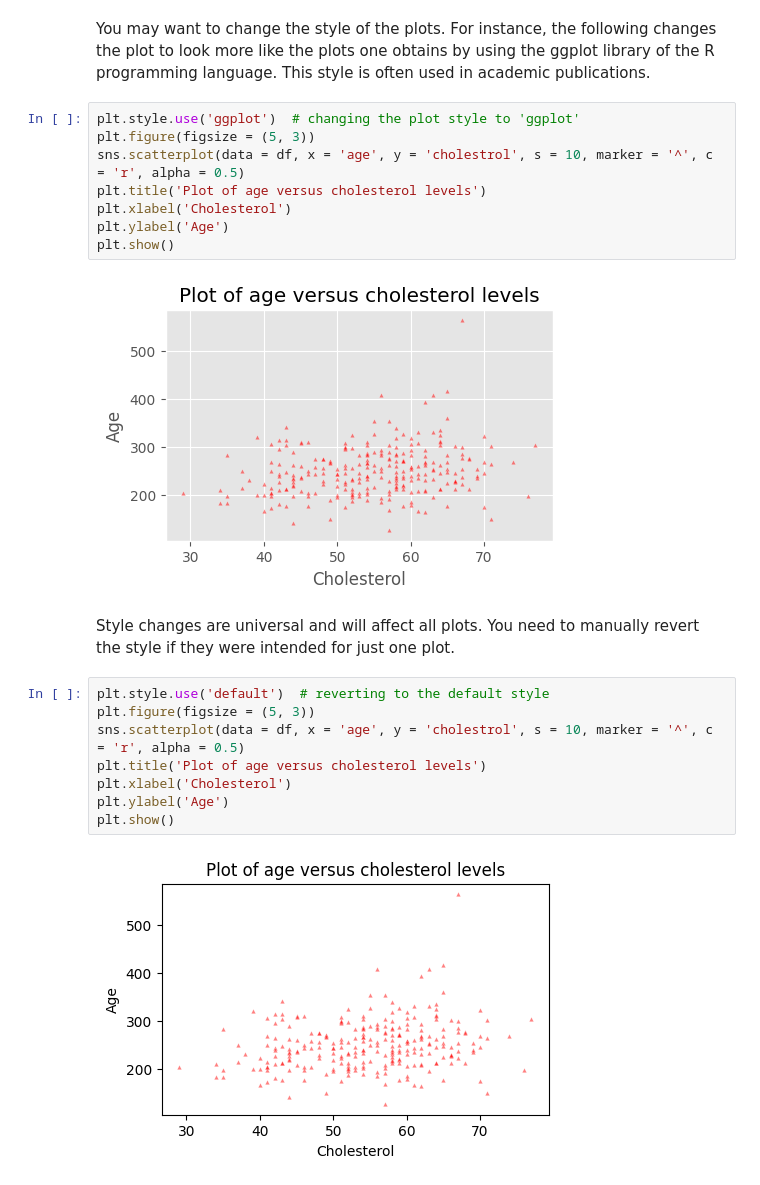
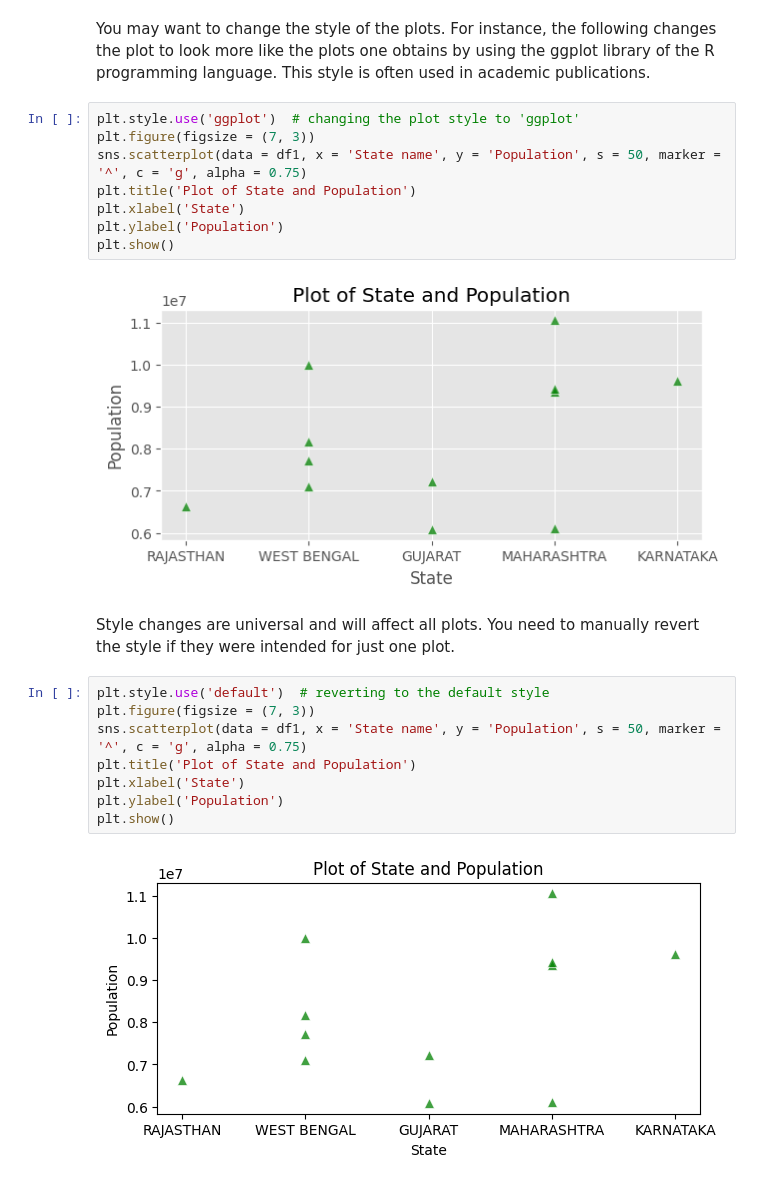
Before and after one commit to gunjanshah80/data_analytics_lab, a Jupyter notebook: Matplotlib_Seaborn_Files/31 Scatter plots and basic parameters.ipynb, the cells around one changed output. Drawn from its saved outputs; the diff is of its cells as text.

```diff
--- a/Matplotlib_Seaborn_Files/31 Scatter plots and basic parameters.ipynb
+++ b/Matplotlib_Seaborn_Files/31 Scatter plots and basic parameters.ipynb
@@ -123,23 +123,23 @@ plt.show()
 You may want to change the style of the plots. For instance, the following changes the plot to look more like the plots one obtains by using the ggplot library of the R programming language. This style is often used in academic publications.
 # %%
 plt.style.use('ggplot')  # changing the plot style to 'ggplot'
-plt.figure(figsize = (5, 3))
-sns.scatterplot(data = df, x = 'age', y = 'cholestrol', s = 10, marker = '^', c = 'r', alpha = 0.5)
-plt.title('Plot of age versus cholesterol levels')
-plt.xlabel('Cholesterol')
-plt.ylabel('Age')
+plt.figure(figsize = (7, 3))
+sns.scatterplot(data = df1, x = 'State name', y = 'Population', s = 50, marker = '^', c = 'g', alpha = 0.75)
+plt.title('Plot of State and Population')
+plt.xlabel('State')
+plt.ylabel('Population')
 plt.show()
 # %% [output]
-[figure, old version]
+[figure, new version]
 # %% [markdown]
 Style changes are universal and will affect all plots. You need to manually revert the style if they were intended for just one plot.
 # %%
 plt.style.use('default')  # reverting to the default style
-plt.figure(figsize = (5, 3))
-sns.scatterplot(data = df, x = 'age', y = 'cholestrol', s = 10, marker = '^', c = 'r', alpha = 0.5)
-plt.title('Plot of age versus cholesterol levels')
-plt.xlabel('Cholesterol')
-plt.ylabel('Age')
+plt.figure(figsize = (7, 3))
+sns.scatterplot(data = df1, x = 'State name', y = 'Population', s = 50, marker = '^', c = 'g', alpha = 0.75)
+plt.title('Plot of State and Population')
+plt.xlabel('State')
+plt.ylabel('Population')
 plt.show()
 # %% [output]
-[figure, old version]
+[figure, new version]
```
